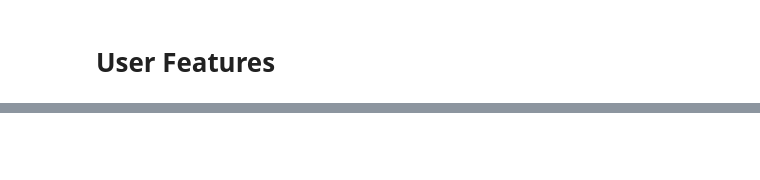
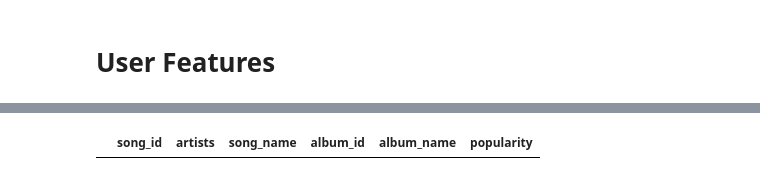
Before and after one commit to Chryzanthemum/DIY-Spotify-Discover-Weekly, a Jupyter notebook: Spotify Beepboop.ipynb, the cells around one changed output, grey strips where cells are left out. Saved outputs shown, nothing was run; the diff lists cells and outputs as text; code cells hidden in the pictures; blank space fills up the shorter version.

```diff
--- a/Spotify Beepboop.ipynb
+++ b/Spotify Beepboop.ipynb
@@ -166,3 +223,7 @@ sp = spotipy.Spotify(auth_manager=SpotifyOAuth(client_id = "0deb154cdea34cfa9c50
+# %%
+df_metadata[df_metadata['song_id']=='5fWG4JDot8nHCte7gUdMUS']
+# %% [output]
+|  | song_id | artists | song_name | album_id | album_name | popularity |
 # %%
 songs = list()
 recurse_saved_songs()
```
Also changed, not shown: parts of 39 cells of this notebook, 9 other files.
